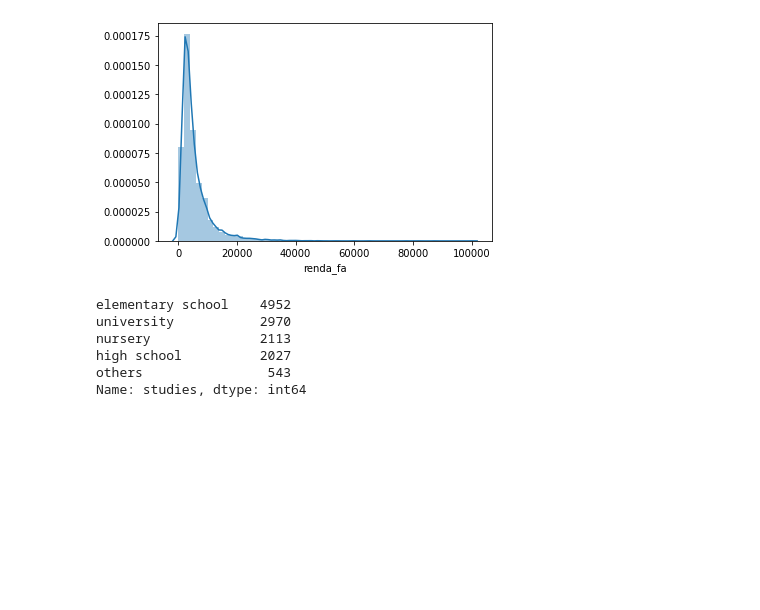
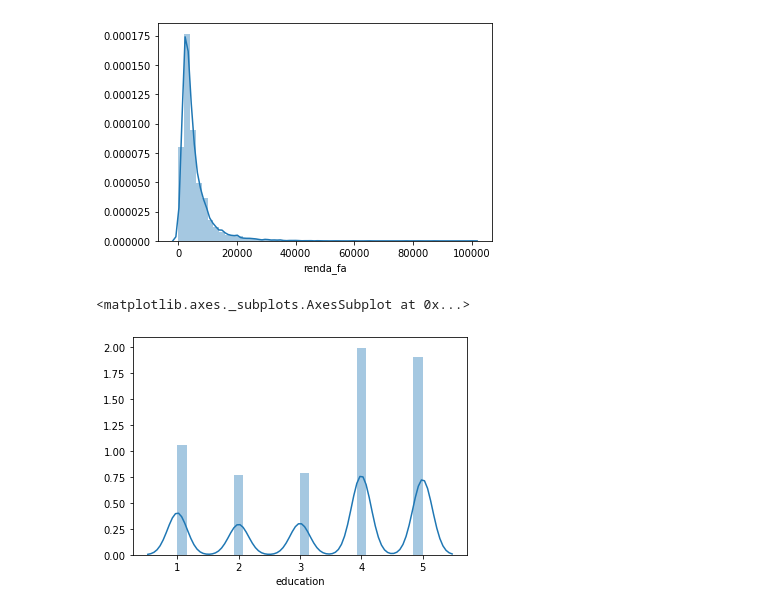
Before and after one commit to yambanis/CovidMDP, a Jupyter notebook: notebooks/Modelagem Grafo SP/Modelagem grafo individuos.ipynb, the cells around one changed output. Drawn from its saved outputs; the diff is of its cells as text; code cells hidden in the pictures; blank space fills up the shorter version.

```diff
--- a/notebooks/Modelagem Grafo SP/Modelagem grafo individuos.ipynb
+++ b/notebooks/Modelagem Grafo SP/Modelagem grafo individuos.ipynb
@@ -40,19 +40,19 @@ max_zona = int(df.zona.max())
 job_sector = {
     'essential' : [10],
     'high_impact': [1, 2, 3, 5, 6, 9],
-    'regular': [4, 7, 8, 12, 13, 14, 11],
+    'regular': [4, 7, 8, 12, 13, 14],
+    'education': [11]
 }
 # %%
 def job_criticity(row):
     if row.setor1 in job_sector['essential'] or row.ocup1==10:
-        return 'essential'
+        return 4
     if row.setor1 in job_sector['high_impact']:
-        return 'high_impact'
+        return 3
     if row.setor1 in job_sector['regular']:
-        return 'regular'
+        return 2
+    if row.setor1 in job_sector['education']:
+        return -1
     return np.nan
 # %%
 df['job_level'] = df.apply(job_criticity, axis=1)
-# %%
-studies_map = {1: np.nan, 2: 'nursery', 3: 'elementary school', 4: 'high school', 5: 'university', 6: 'others'}
-df.estuda = df.estuda.replace(studies_map)
@@ -68,3 +75,11 @@ Name: estuda, dtype: int64
+# %%
+mask = df['job_level'] == -1
+df.loc[mask, 'co_esc_x'] = df.loc[mask, 'co_tr1_x']
+df.loc[mask, 'co_esc_y'] = df.loc[mask, 'co_tr1_y']
+df.loc[mask, 'zona_esc'] = df.loc[mask, 'zonatra1']
+df.loc[mask, 'zonatra1'] = np.nan
+df.loc[mask, 'co_tr1_x'] = np.nan
+df.loc[mask, 'co_tr1_y'] = np.nan
 # %%
 trab_esc = df[['zona', 'zona_esc', 'zonatra1', 'id_pess', 'co_tr1_x', 'co_tr1_y',
                'co_esc_x', 'co_esc_y', 'co_dom_x', 'co_dom_y', 'id_dom', 'idade',
@@ -117,13 +133,9 @@ def has_private_healthcare(family_income):
     return family_income >= 4000
 
 trab_esc['private_healthcare'] = trab_esc['renda_fa'].apply(has_private_healthcare)
-# %%
-trab_esc['studies'].value_counts()
-# %% [output]
-elementary school    4952
-university           2970
-nursery              2113
-high school          2027
-others                543
-Name: studies, dtype: int64
+# %%
+sns.distplot(trab_esc['education'])
+# %% [output]
+<matplotlib.axes._subplots.AxesSubplot at 0x...>
+[figure, added]
 # %%
```
Also changed, not shown: parts of 4 cells of this notebook, 10 other files.
